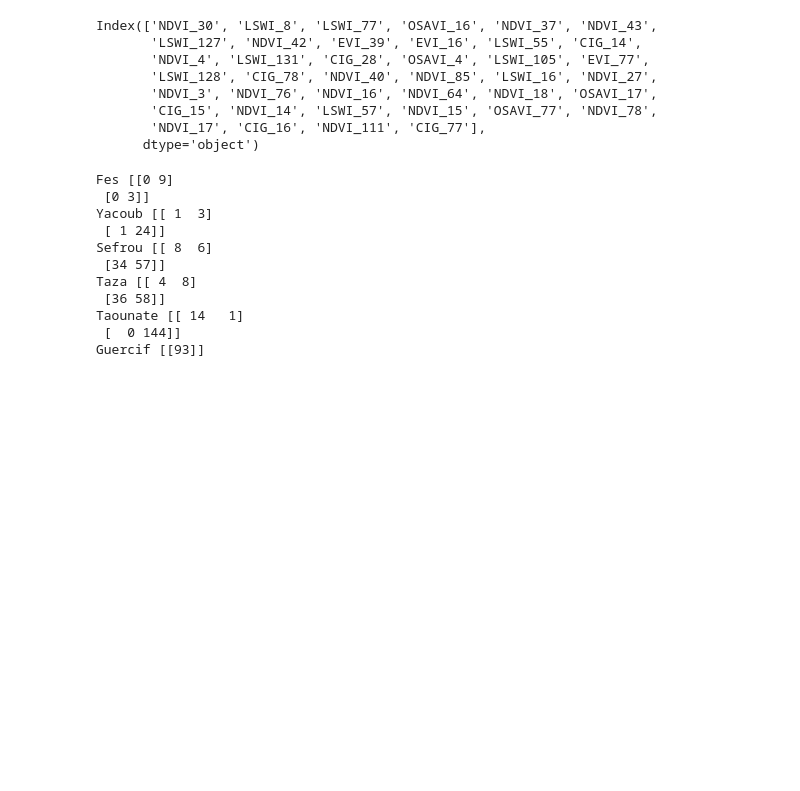
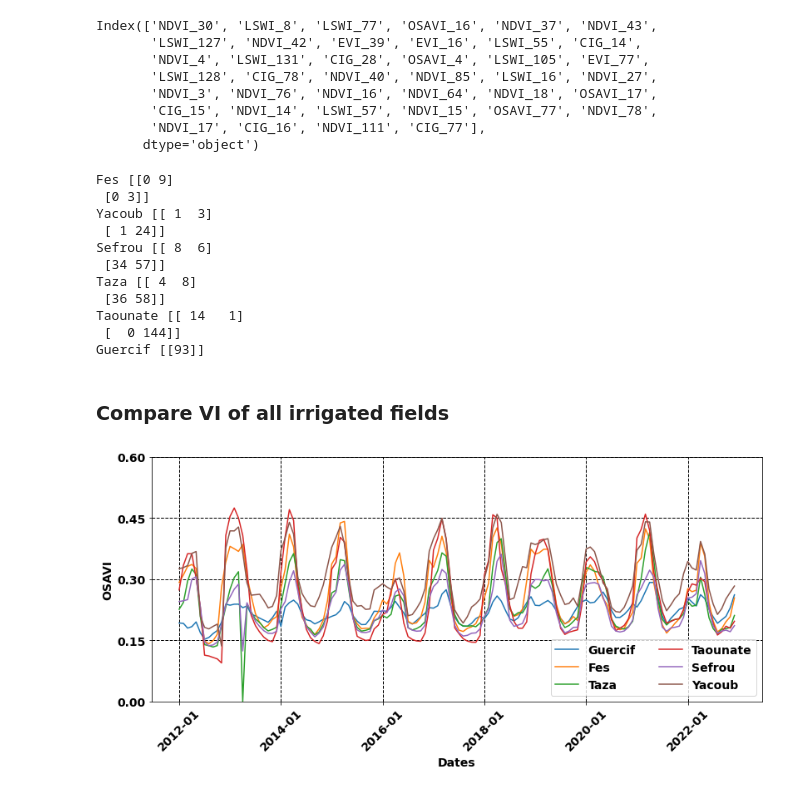
Before and after one commit to watermeloniiiii/rs_foundation_model, a Jupyter notebook: classification_on_irrigation.ipynb, the cells around one changed output. Drawn from its saved outputs; the diff is of its cells as text; code cells hidden in the pictures; blank space fills up the shorter version.

```diff
--- a/classification_on_irrigation.ipynb
+++ b/classification_on_irrigation.ipynb
@@ -316,3 +317,53 @@ Taza [[ 4  8]
 Taounate [[ 14   1]
  [  0 144]]
 Guercif [[93]]
+# %% [markdown]
+### Compare VI of all irrigated fields
+# %%
+root_dir =  f"/NAS6/Members/linchenxi/projects/morocco/irrigation_regional_analysis"
+VI = "OSAVI"
+for region in ["Guercif", "Fes", "Taza", "Taounate", "Sefrou", "Yacoub"]:
+    samples = pd.DataFrame(data=[])
+    for year in range(2012, 2023):
+        new_name = {f"{VI}_{i}":f"{VI}_{i+(year-2012)*12}" for i in range(1, 13)}
+        try:
+            irri = pd.read_csv(os.path.join(root_dir, f"{VI}", f"{region}_{VI}_irri_{year}.csv"))[[f"{VI}_{i}" for i in range(1, 13)]]
+        except:
+            irri = pd.DataFrame(data=[], columns=[f"{VI}_{i}" for i in range(1, 13)])
+        irri.rename(columns=new_name, inplace=True)
+        irri = irri.fillna(0)
+        try:
+            rf = pd.read_csv(os.path.join(root_dir, f"{VI}", f"{region}_{VI}_rf_{year}.csv"))[[f"{VI}_{i}" for i in range(1, 13)]]
+        except:
+            rf = pd.DataFrame(data=[], columns=[f"{VI}_{i}" for i in range(1, 12)])
+        rf.rename(columns=new_name, inplace=True)
+        rf = rf.fillna(0)
+        if year == 2012:
+            irri["class"] = 0
+            rf["class"] = 1
+        combined = pd.concat([irri, rf], axis=0)
+        samples = pd.concat([samples, combined], axis=1)
+    irri_vi = samples[samples["class"]==0].drop(columns=["class"]).to_numpy()
+    rf_vi = samples[samples["class"]==1].drop(columns=["class"]).to_numpy()
+    plt.figure(1, figsize=(12, 6))
+    plt.plot(range(0, len(irri_vi.mean(axis=0))), irri_vi.mean(axis=0), label=region)
+    ax = plt.gca()
+    for l in ax.get_xticklabels() + ax.get_yticklabels():
+        l.set_size(14)
+        l.set_family('Arial')
+        l.set_weight('bold')
+    plt.legend(loc=4, prop=dict(size=14, family='Arial', weight='bold'), ncol=2)
+    ax.set_ylabel(VI, fontdict=dict(size=14, family='Arial', weight='bold'))
+    ax.set_xlabel("Dates", fontdict=dict(size=14, family='Arial', weight='bold'))
+    ax.set_xticks([0, 24, 48, 72, 96, 120])
+    ax.set_ylim(viz_param[VI]["ylim"][0], viz_param[VI]["ylim"][1])
+    ax.set_yticks(viz_param[VI]["yticks"])
+    ax.set_xticklabels(["2012-01", "2014-01", "2016-01", "2018-01", "2020-01", "2022-01"], rotation=45)
+    ax.grid(ls='--', color='k', lw=0.5)
+    plt.subplots_adjust(left=0.1, bottom=0.2, right=0.95)
+    # plt.savefig(fr"/NAS6/Members/linchenxi/projects/morocco/irrigation_regional_analysis/figures/{region}_{VI}.jpg")
+    # plt.cla()
+plt.grid(ls="--", lw=1)
+plt.savefig(fr"/NAS6/Members/linchenxi/projects/morocco/irrigation_regional_analysis/figures/irri_compare_{VI}.jpg")
+# %% [output]
+[figure, added]
```
Also changed, not shown: parts of 1 cell of this notebook.
